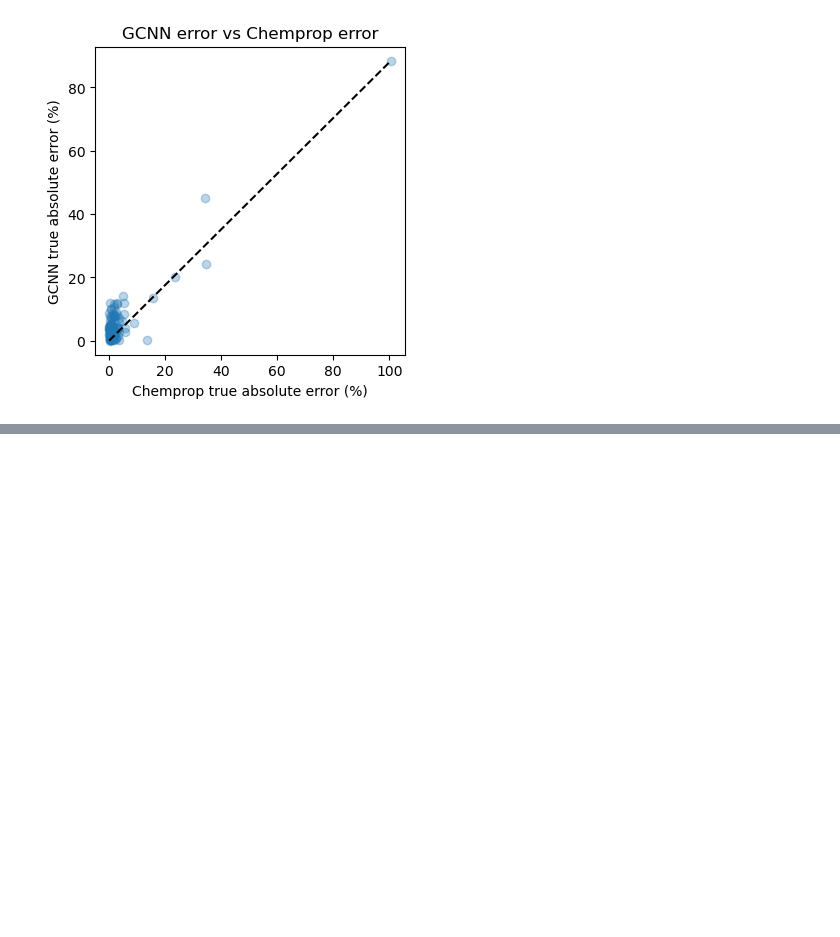
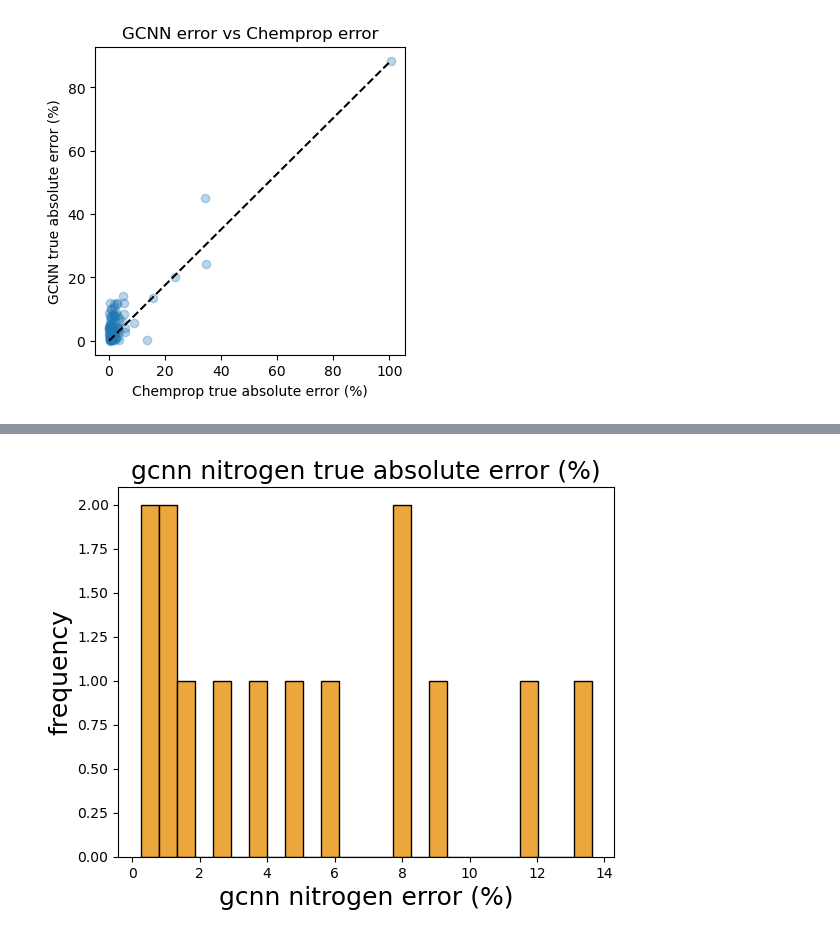
Before and after one commit to vanessa-b-campbell/critical_temp_GCNN, a Jupyter notebook: dataset_editing/chemprop_vs_GCNN.ipynb, the cells around one changed output, grey strips where cells are left out. Drawn from its saved outputs; the diff is of its cells as text; code cells hidden in the pictures; blank space fills up the shorter version.

```diff
--- a/dataset_editing/chemprop_vs_GCNN.ipynb
+++ b/dataset_editing/chemprop_vs_GCNN.ipynb
@@ -90,3 +90,12 @@ plt.title('GCNN error vs Chemprop error')
 plt.show()
 # %% [output]
 [figure]
+# %%
+# first create csv
+#SMILES, Real temp, Chemprop temp, GCNN temp, Chemprop error, GCNN error
+big_list = list(zip(CP_smiles, G_true, CP_predict, G_predict,  chemprop_error, gcnn_error))
+
+whole_thing = pd.DataFrame(big_list)
+whole_thing.columns = ['SMILES', 'critical_temp', 'chemprop_pred', 'gcnn_pred', 'chemprop_error%', 'gcnn_error%']
+
+whole_thing.to_csv('/home/jbd3qn/Downloads/critical_temp_GCNN/dataset_editing/whole_thing.csv', index=False)
@@ -92,0 +153,12 @@ plt.show()
+# %%
+N_error = []
+for index in range(0, len(nitrogen)):
+    N_error.append(nitrogen[index][5])
+
+plt.hist(N_error, bins = 25, edgecolor = 'black', color= '#EBA73B')
+plt.xlabel('gcnn nitrogen error (%)',fontsize=18)
+plt.ylabel('frequency',fontsize=18)
+plt.title('gcnn nitrogen true absolute error (%)',fontsize=18)
+plt.show()
+# %% [output]
+[figure, added]
```
Also changed, not shown: parts of 1 cell of this notebook, 2 other files.
